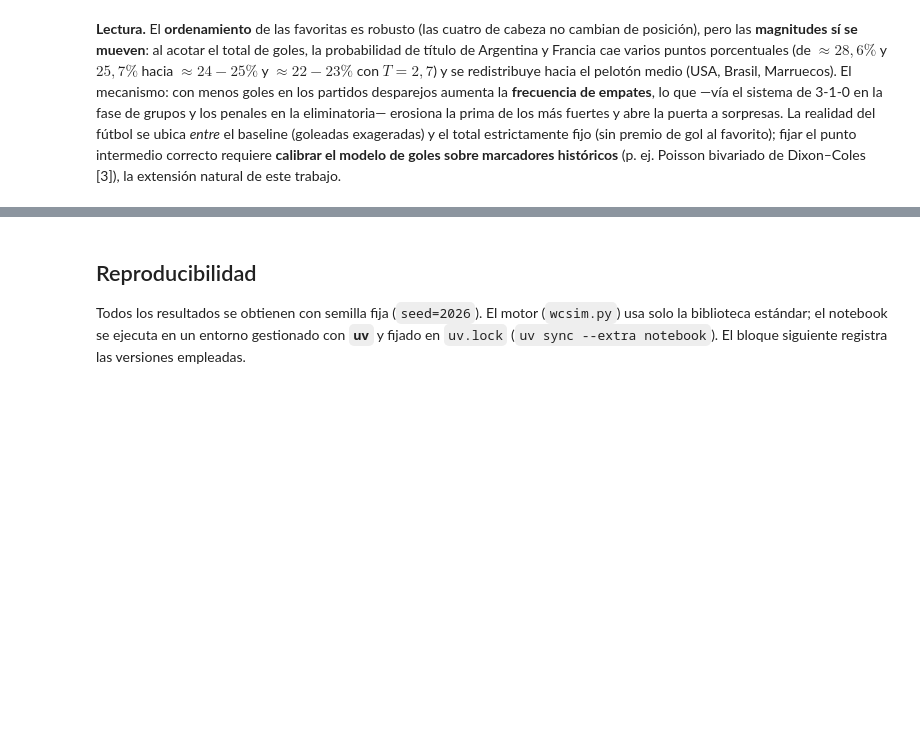
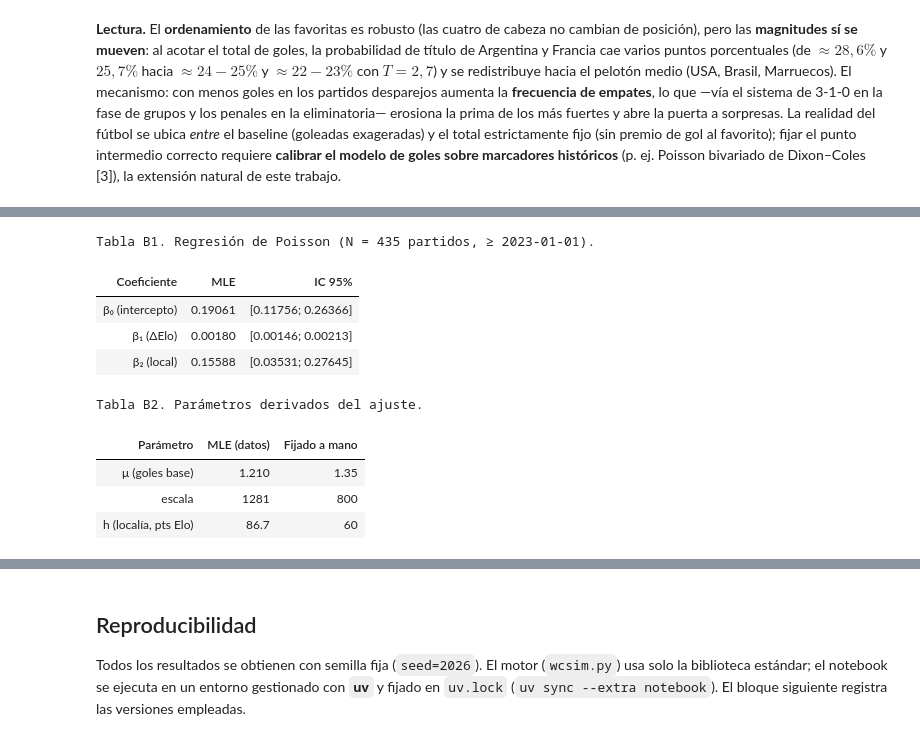
Before and after one commit to nmoguilner/ceia_add, a Jupyter notebook: mundial2026-montecarlo/mundial2026.ipynb, the cells around one changed output, grey strips where cells are left out. Drawn from its saved outputs; the diff is of its cells as text; code cells hidden in the pictures; blank space fills up the shorter version.

```diff
--- a/mundial2026-montecarlo/mundial2026.ipynb
+++ b/mundial2026-montecarlo/mundial2026.ipynb
@@ -557,0 +577,28 @@ Dixon–Coles [3]), la extensión natural de este trabajo.
+# %%
+import json
+cal = json.load(open("data/calibration.json"))
+b, sec = cal["beta"], cal["se"]
+filas = [("β₀ (intercepto)", b["b0"], sec["b0"]),
+         ("β₁ (ΔElo)",       b["b1"], sec["b1"]),
+         ("β₂ (local)",      b["b2"], sec["b2"])]
+coef = pd.DataFrame([(n, f"{v:.5f}", f"[{v-Z95*s:.5f}; {v+Z95*s:.5f}]") for n, v, s in filas],
+                    columns=["Coeficiente", "MLE", "IC 95%"])
+display(coef.style.hide(axis="index").set_caption(
+    f"Tabla B1. Regresión de Poisson (N = {cal['n_partidos']} partidos, ≥ {cal['desde']})."))
+
+der = pd.DataFrame([["μ  (goles base)", f"{cal['mu']:.3f}", "1.35"],
+                    ["escala", f"{cal['escala']:.0f}", "800"],
+                    ["h  (localía, pts Elo)", f"{cal['home_adv_elo']:.1f}", "60"]],
+                   columns=["Parámetro", "MLE (datos)", "Fijado a mano"])
+display(der.style.hide(axis="index").set_caption("Tabla B2. Parámetros derivados del ajuste."))
+# %% [output]
+Tabla B1. Regresión de Poisson (N = 435 partidos, ≥ 2023-01-01).
+| Coeficiente | MLE | IC 95% |
+| β₀ (intercepto) | 0.19061 | [0.11756; 0.26366] |
+| β₁ (ΔElo) | 0.00180 | [0.00146; 0.00213] |
+| β₂ (local) | 0.15588 | [0.03531; 0.27645] |
+Tabla B2. Parámetros derivados del ajuste.
+| Parámetro | MLE (datos) | Fijado a mano |
+| μ (goles base) | 1.210 | 1.35 |
+| escala | 1281 | 800 |
+| h (localía, pts Elo) | 86.7 | 60 |
```
Also changed, not shown: parts of 8 cells of this notebook, 8 other files.
